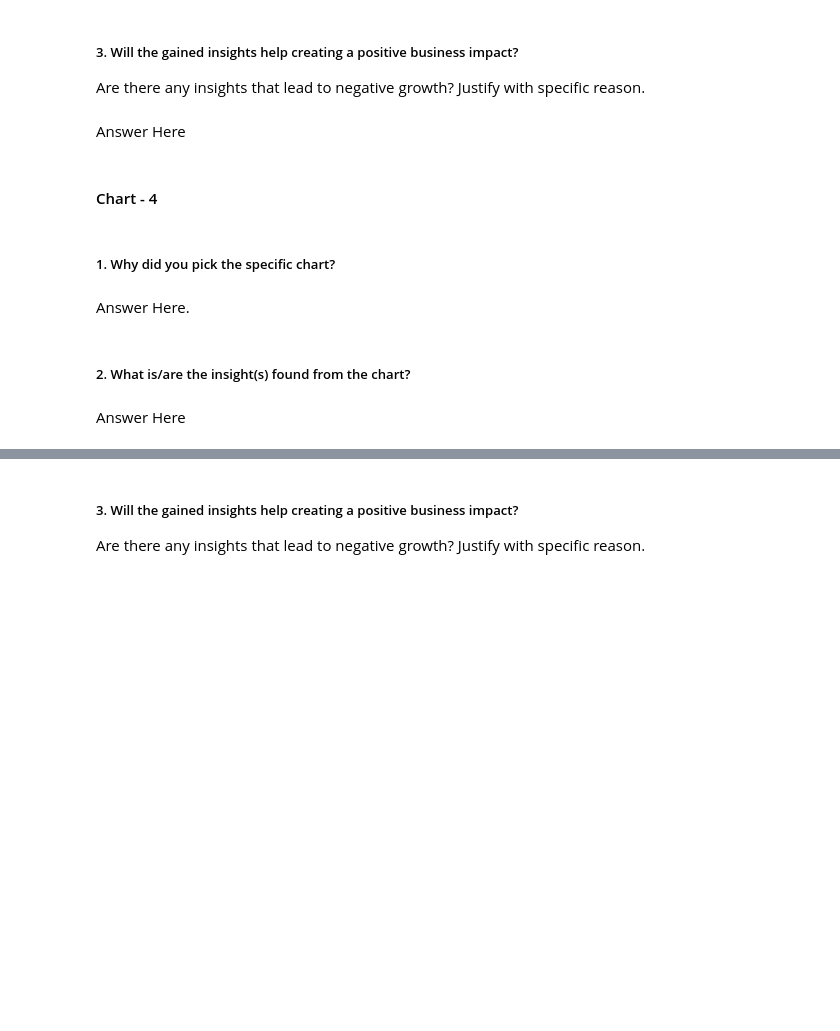
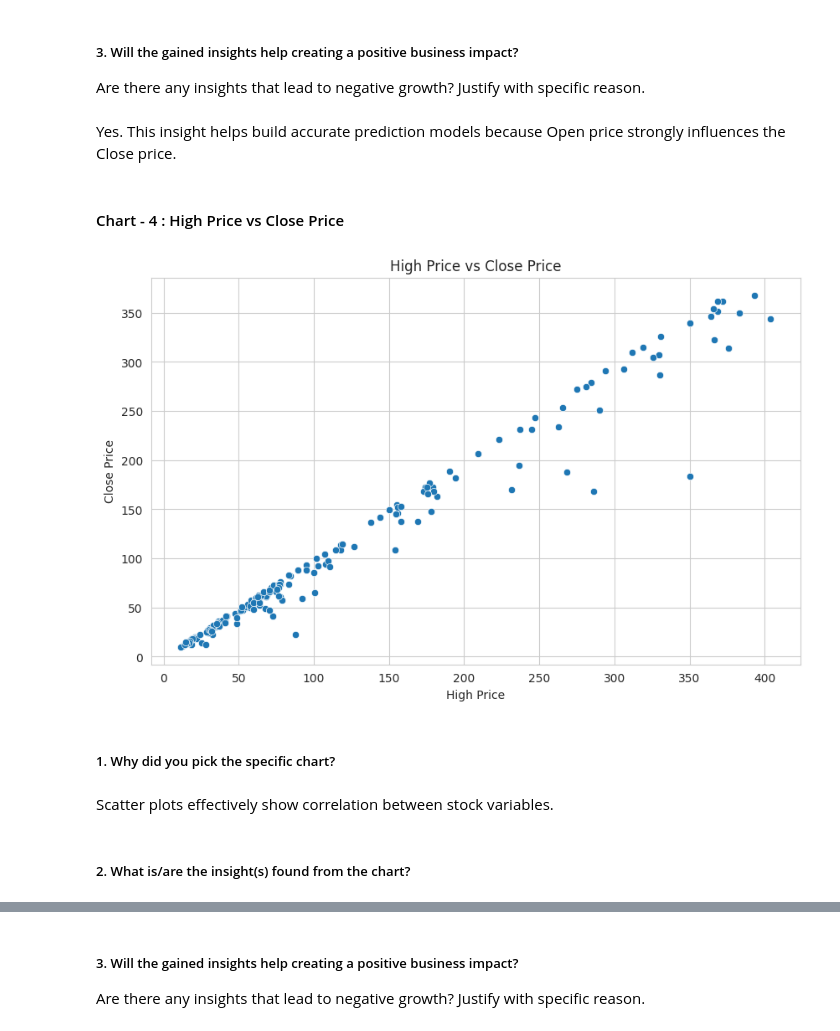
Before and after one commit to Snehamn24/Yes-Bank-ML-model, a Jupyter notebook: Yes_Bank_ML_model.ipynb, the cells around one changed output, grey strips where cells are left out. Saved outputs shown, nothing was run; the diff lists cells and outputs as text; code cells hidden in the pictures; blank space fills up the shorter version.

```diff
--- a/Yes_Bank_ML_model.ipynb
+++ b/Yes_Bank_ML_model.ipynb
@@ -383,7 +553,7 @@ Answer Here
 # %% [markdown]
 ##### 3. Will the gained insights help creating a positive business impact?
 Are there any insights that lead to negative growth? Justify with specific reason.
-# %% [markdown]
-Answer Here
+# %% [markdown]
+Yes. This insight helps build accurate prediction models because Open price strongly influences the Close price.
 # %% [markdown]
-#### Chart - 4
+#### Chart - 4 : High Price vs Close Price
@@ -392,8 +560,21 @@ Answer Here
+# %%
+# Chart - 4 visualization code
+plt.figure(figsize=(10,6))
+
+sns.scatterplot(x=df_copy['High'], y=df_copy['Close'])
+
+plt.title('High Price vs Close Price')
+
+plt.xlabel('High Price')
+
+plt.ylabel('Close Price')
+
+plt.show()
+# %% [output]
+[figure, added]
 # %% [markdown]
 ##### 1. Why did you pick the specific chart?
-# %% [markdown]
-Answer Here.
+# %% [markdown]
+Scatter plots effectively show correlation between stock variables.
 # %% [markdown]
 ##### 2. What is/are the insight(s) found from the chart?
-# %% [markdown]
-Answer Here
```
Also changed, not shown: parts of 132 cells of this notebook.
